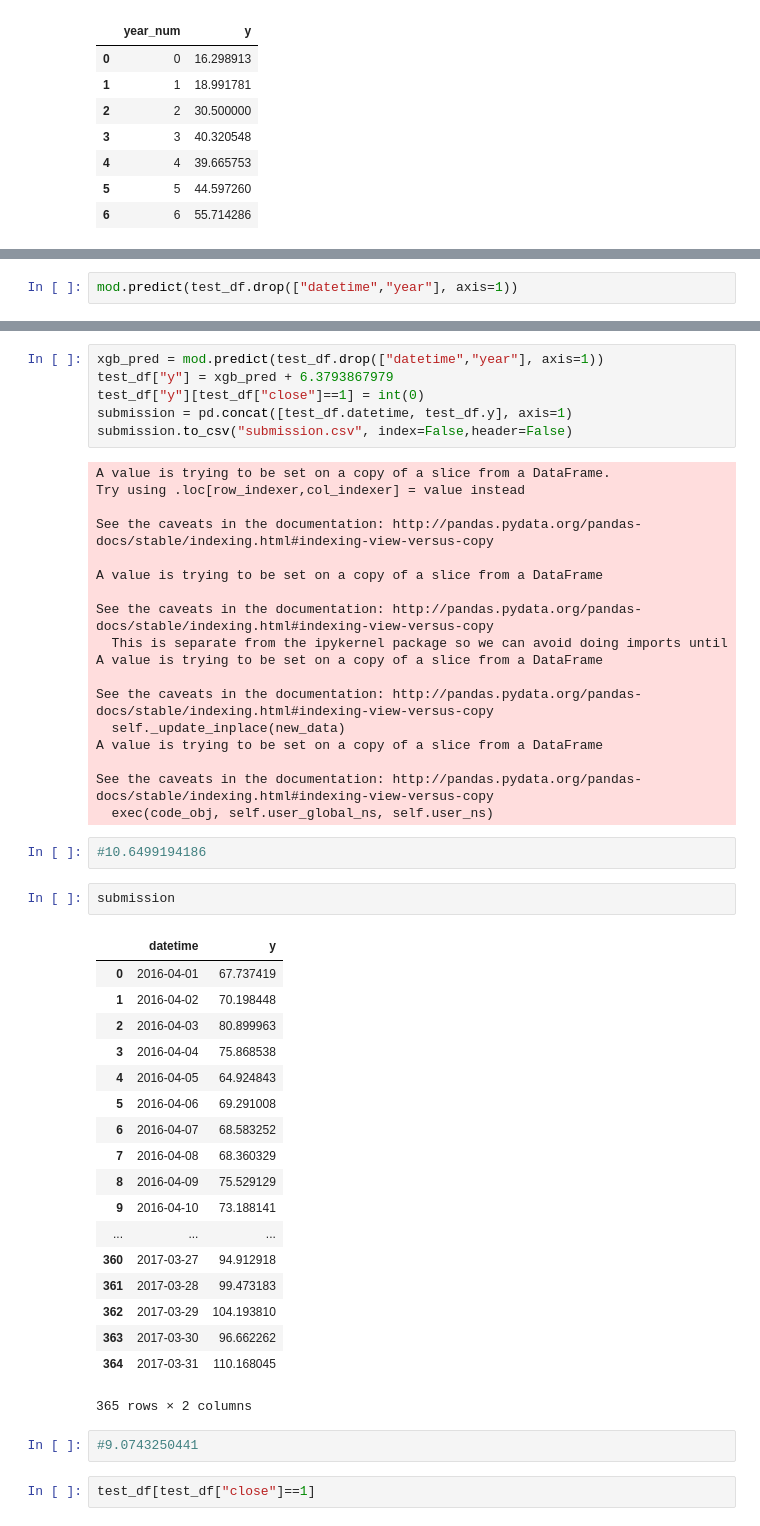
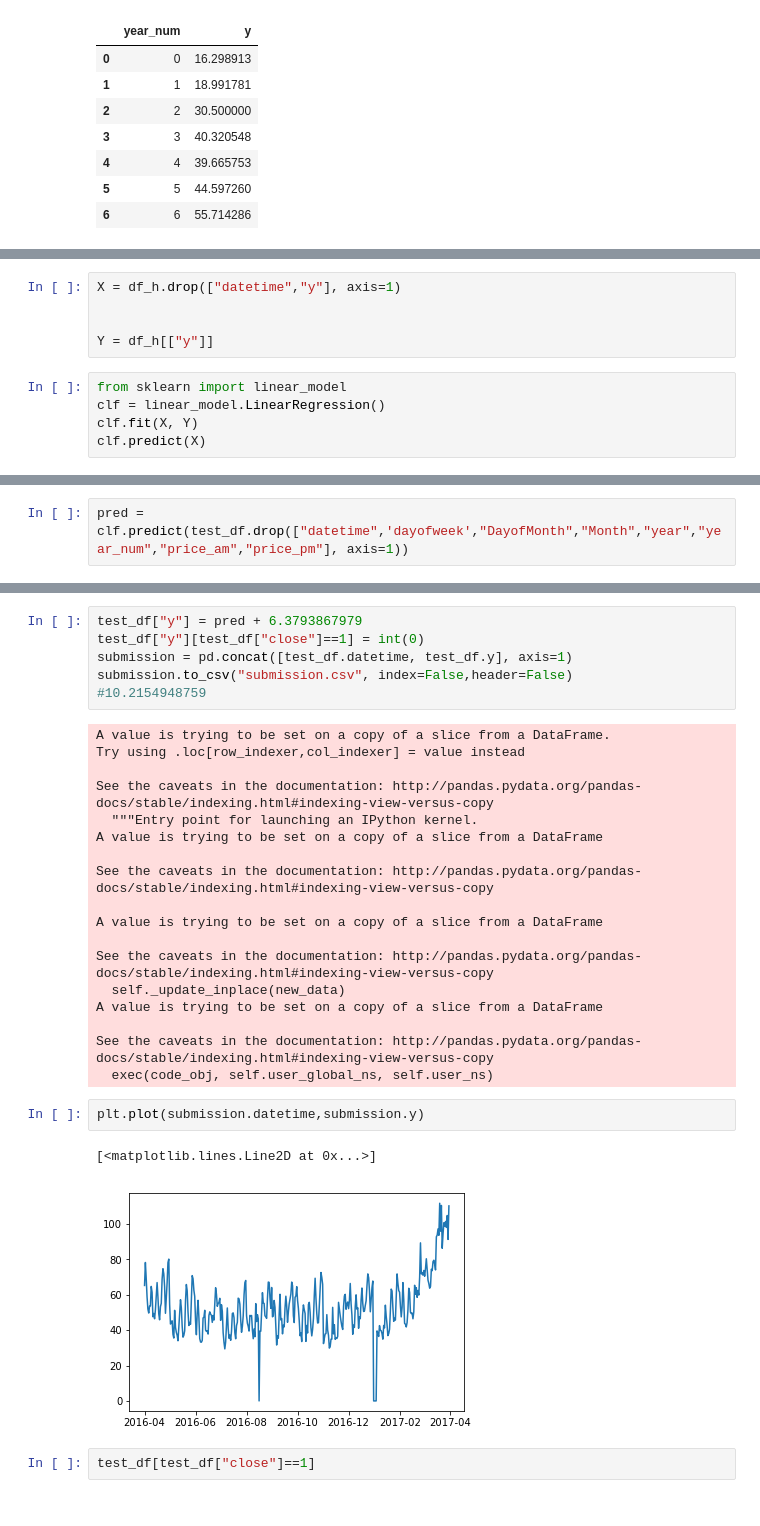
Before and after one commit to tacchan7412/gci2017_team12, a Jupyter notebook: heuristic.ipynb, the cells around one changed output, grey strips where cells are left out. Saved outputs shown, nothing was run; the diff lists cells and outputs as text.

```diff
--- a/heuristic.ipynb
+++ b/heuristic.ipynb
@@ -255,0 +487,10 @@ mod.score(X,Y)
+# %%
+X = df_h.drop(["datetime","y"], axis=1)
+
+
+Y = df_h[["y"]]
+# %%
+from sklearn import linear_model
+clf = linear_model.LinearRegression()
+clf.fit(X, Y)
+clf.predict(X)
@@ -256,2 +520,2 @@ mod.score(X,Y)
 # %%
-mod.predict(test_df.drop(["datetime","year"], axis=1))
+pred = clf.predict(test_df.drop(["datetime",'dayofweek',"DayofMonth","Month","year","year_num","price_am","price_pm"], axis=1))
@@ -276,19 +522,19 @@ array([  61.35803223,   63.81906128,   74.52057648,   69.489151  ,
 # %%
-xgb_pred = mod.predict(test_df.drop(["datetime","year"], axis=1))
-test_df["y"] = xgb_pred + 6.3793867979
+test_df["y"] = pred + 6.3793867979
 test_df["y"][test_df["close"]==1] = int(0)
 submission = pd.concat([test_df.datetime, test_df.y], axis=1)
 submission.to_csv("submission.csv", index=False,header=False)
+#10.2154948759
 # %% [output]
 A value is trying to be set on a copy of a slice from a DataFrame.
 Try using .loc[row_indexer,col_indexer] = value instead
 
 See the caveats in the documentation: http://pandas.pydata.org/pandas-docs/stable/indexing.html#indexing-view-versus-copy
-
+  """Entry point for launching an IPython kernel.
 A value is trying to be set on a copy of a slice from a DataFrame
 
 See the caveats in the documentation: http://pandas.pydata.org/pandas-docs/stable/indexing.html#indexing-view-versus-copy
-  This is separate from the ipykernel package so we can avoid doing imports until
+
 A value is trying to be set on a copy of a slice from a DataFrame
 
 See the caveats in the documentation: http://pandas.pydata.org/pandas-docs/stable/indexing.html#indexing-view-versus-copy
@@ -297,31 +543,11 @@ A value is trying to be set on a copy of a slice from a DataFrame
 
 See the caveats in the documentation: http://pandas.pydata.org/pandas-docs/stable/indexing.html#indexing-view-versus-copy
   exec(code_obj, self.user_global_ns, self.user_ns)
-# %%
-#10.6499194186
-# %%
-submission
-# %% [output]
-|  | datetime | y |
-| 0 | 2016-04-01 | 67.737419 |
-| 1 | 2016-04-02 | 70.198448 |
-| 2 | 2016-04-03 | 80.899963 |
-| 3 | 2016-04-04 | 75.868538 |
-| 4 | 2016-04-05 | 64.924843 |
-| 5 | 2016-04-06 | 69.291008 |
-| 6 | 2016-04-07 | 68.583252 |
-| 7 | 2016-04-08 | 68.360329 |
-| 8 | 2016-04-09 | 75.529129 |
-| 9 | 2016-04-10 | 73.188141 |
-| ... | ... | ... |
-| 360 | 2017-03-27 | 94.912918 |
-| 361 | 2017-03-28 | 99.473183 |
-| 362 | 2017-03-29 | 104.193810 |
-| 363 | 2017-03-30 | 96.662262 |
-| 364 | 2017-03-31 | 110.168045 |
-365 rows × 2 columns
-# %%
-#9.0743250441
+# %%
+plt.plot(submission.datetime,submission.y)
+# %% [output]
+[<matplotlib.lines.Line2D at 0x...>]
+[figure, added]
 # %%
 test_df[test_df["close"]==1]
 # %% [output]
```
Also changed, not shown: parts of 28 cells of this notebook, 1 other file.
